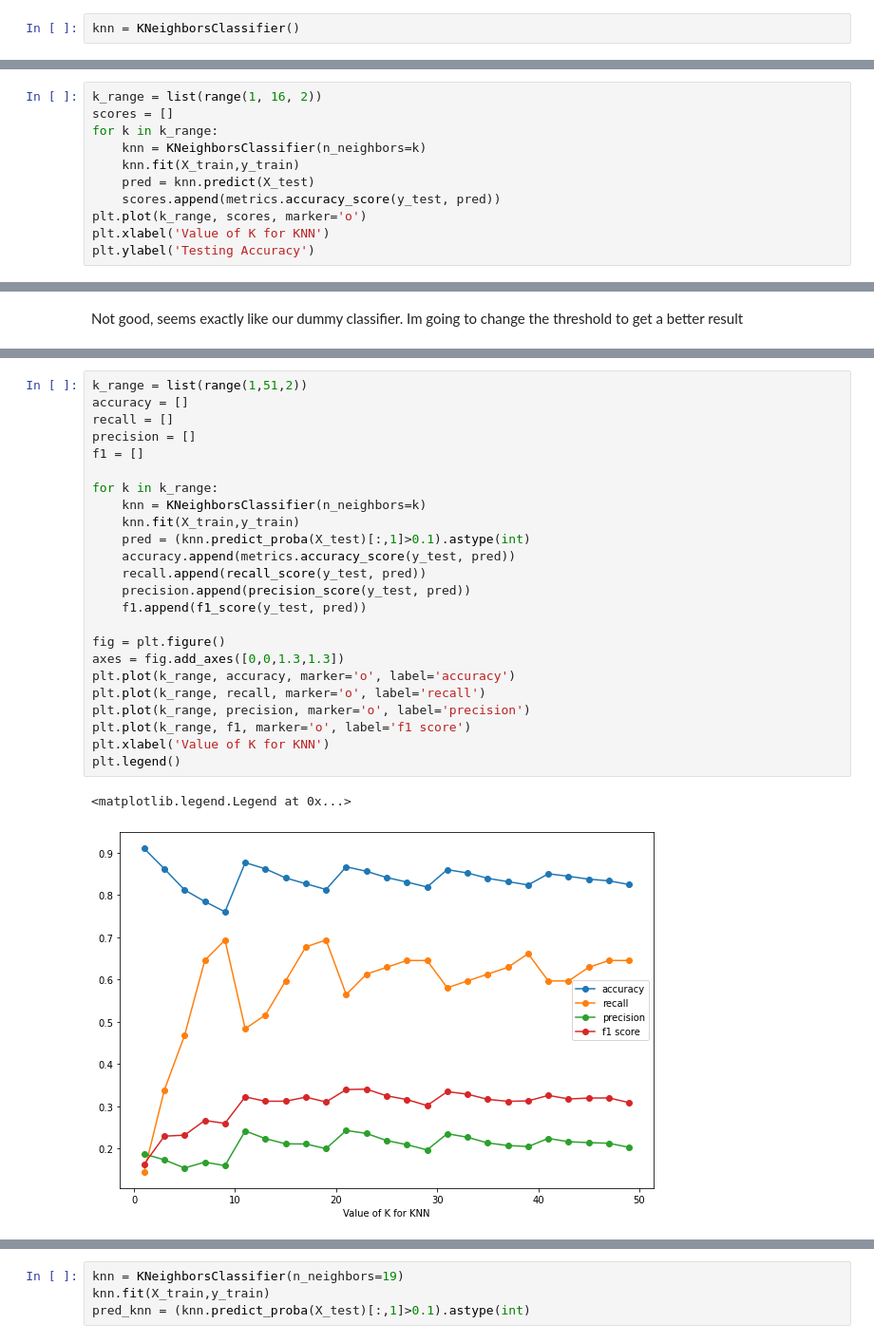
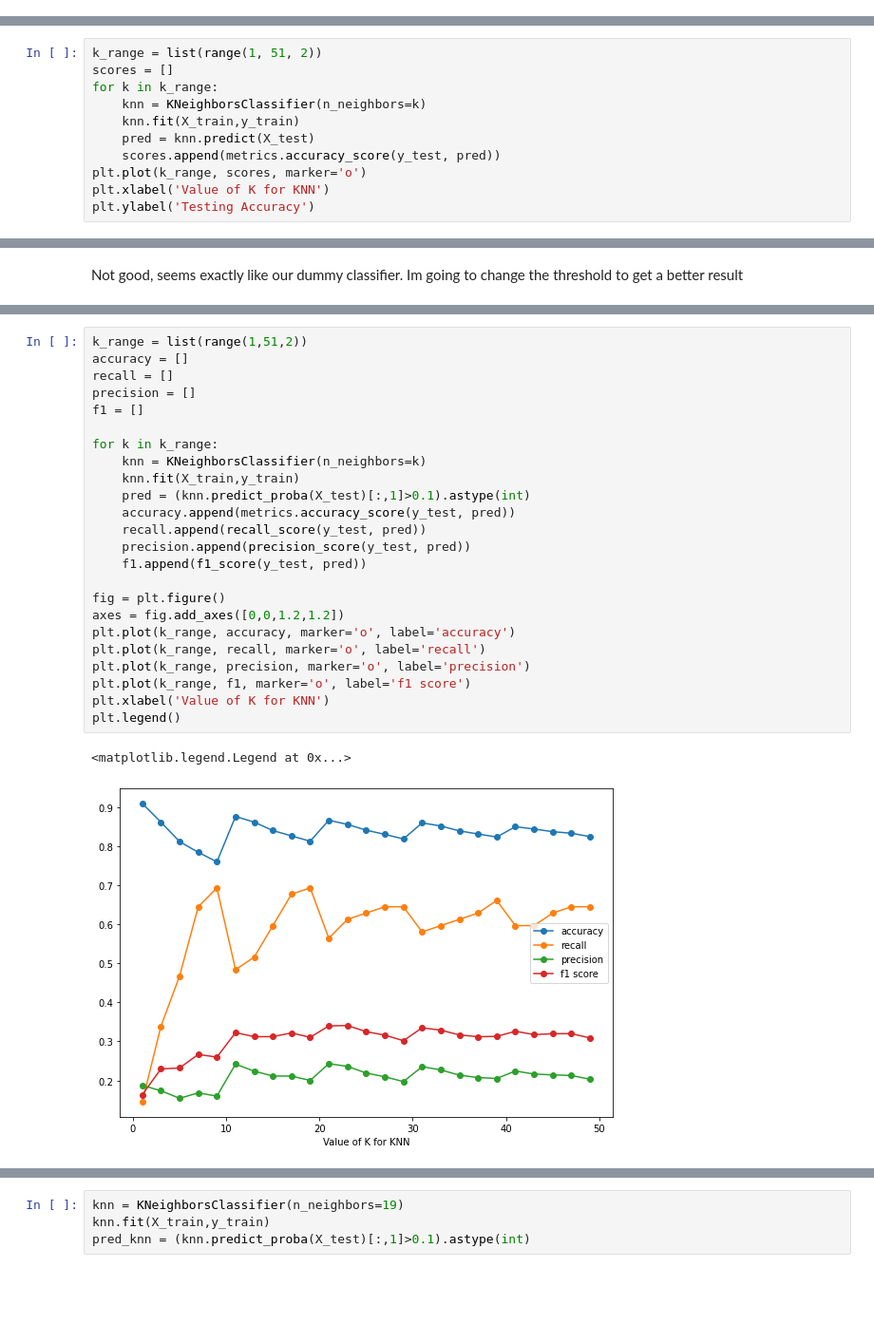
Before and after one commit to s4646/intro-to-data-science, a Jupyter notebook: Classification.ipynb, the cells around one changed output, grey strips where cells are left out. Shown at 95% size. Cells and saved outputs as stored; diff of their text form; blank space fills up the shorter version.

```diff
--- a/Classification.ipynb
+++ b/Classification.ipynb
@@ -504,4 +547,2 @@ print(confusion_matrix(y_test,pred_dummy))
 # %% [markdown]
 ### KNN
-# %%
-knn = KNeighborsClassifier()
@@ -508,5 +551,5 @@ knn = KNeighborsClassifier()
 # %%
-k_range = list(range(1, 16, 2))
+k_range = list(range(1, 51, 2))
 scores = []
 for k in k_range:
     knn = KNeighborsClassifier(n_neighbors=k)
@@ -548,28 +591,28 @@ knn.predict_proba(X_test)[:,1].mean()
 # %%
 k_range = list(range(1,51,2))
 accuracy = []
 recall = []
 precision = []
 f1 = []
 
 for k in k_range:
     knn = KNeighborsClassifier(n_neighbors=k)
     knn.fit(X_train,y_train)
     pred = (knn.predict_proba(X_test)[:,1]>0.1).astype(int)
     accuracy.append(metrics.accuracy_score(y_test, pred))
     recall.append(recall_score(y_test, pred))
     precision.append(precision_score(y_test, pred))
     f1.append(f1_score(y_test, pred))
 
 fig = plt.figure()
-axes = fig.add_axes([0,0,1.3,1.3])
+axes = fig.add_axes([0,0,1.2,1.2])
 plt.plot(k_range, accuracy, marker='o', label='accuracy')
 plt.plot(k_range, recall, marker='o', label='recall')
 plt.plot(k_range, precision, marker='o', label='precision')
 plt.plot(k_range, f1, marker='o', label='f1 score')
 plt.xlabel('Value of K for KNN')
 plt.legend()
 # %% [output]
 <matplotlib.legend.Legend at 0x...>
-[figure, old version]
+[figure, new version]
 # %% [markdown]
```
Also changed, not shown: parts of 48 cells of this notebook.
